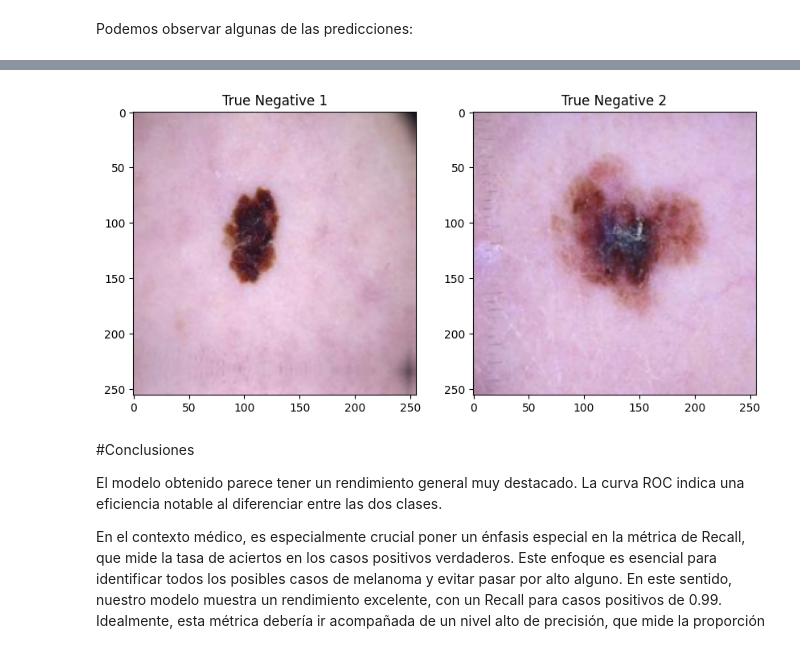
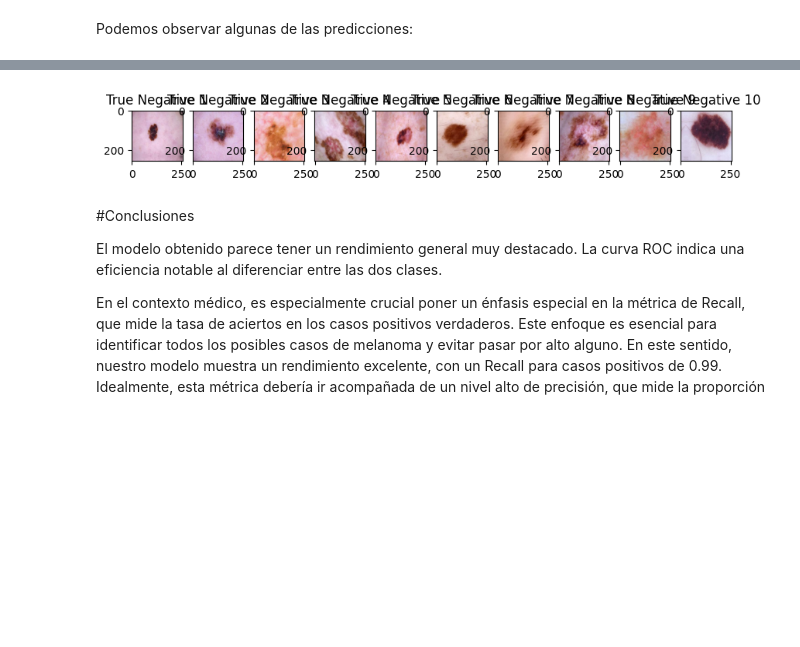
Before and after one commit to jmibarrap/M2-Portafolio_de_implementaci-n, a Jupyter notebook: a01706970_CNN_M2.ipynb, the cells around one changed output, grey strips where cells are left out. Cells and saved outputs as stored; diff of their text form; code cells hidden in the pictures; blank space fills up the shorter version.

```diff
--- a/a01706970_CNN_M2.ipynb
+++ b/a01706970_CNN_M2.ipynb
@@ -517,8 +517,8 @@ Podemos observar algunas de las predicciones:
 # %%
 #Predicciones positivas correctas
 
-true_positive_indices = np.where((y_true == 1) & (y_pred_binary == 1))[0][:2]
-fig, axes = plt.subplots(1, 2, figsize=(10, 5))
+true_positive_indices = np.where((y_true == 1) & (y_pred_binary == 1))[0][:5]
+fig, axes = plt.subplots(1, 5, figsize=(10, 5))
 
 for i, index in enumerate(true_positive_indices):
     image, _ = melanoma_test.unbatch().skip(index).take(1).as_numpy_iterator().next()
@@ -531,18 +531,18 @@ plt.show()
 # %%
 #predicciones negativas correctas
 
-true_negative_indices = np.where((y_true == 0) & (y_pred_binary == 0))[0][:2]
+true_negative_indices = np.where((y_true == 0) & (y_pred_binary == 0))[0][:10]
 
-fig, axes = plt.subplots(1, 2, figsize=(10, 5))
+fig, axes = plt.subplots(1, 10, figsize=(10, 5))
 
 for i, index in enumerate(true_negative_indices):
     image, _ = melanoma_test.unbatch().skip(index).take(1).as_numpy_iterator().next()
     axes[i].imshow(image.astype('uint8'))
     axes[i].set_title(f'True Negative {i + 1}')
 
 plt.show()
 # %% [output]
-[figure, old version]
+[figure, new version]
 # %% [markdown]
 #Conclusiones
 
```
Also changed, not shown: parts of 5 cells of this notebook, 2 other files.
